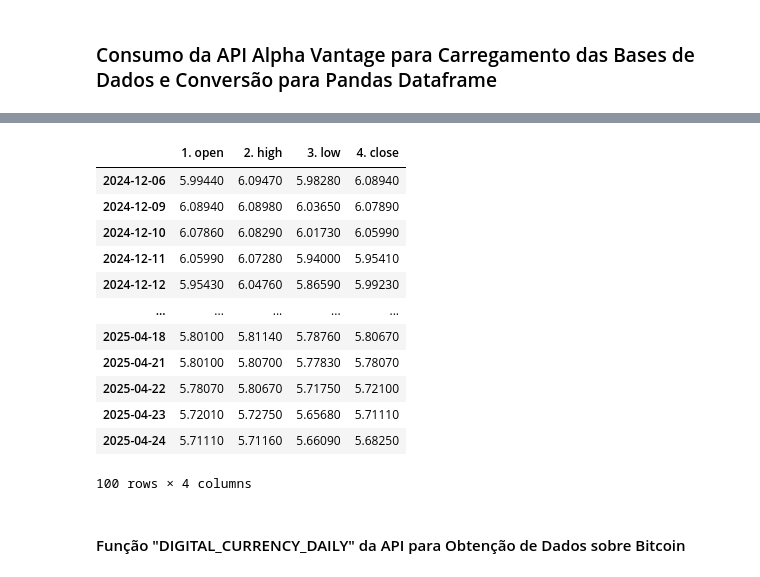
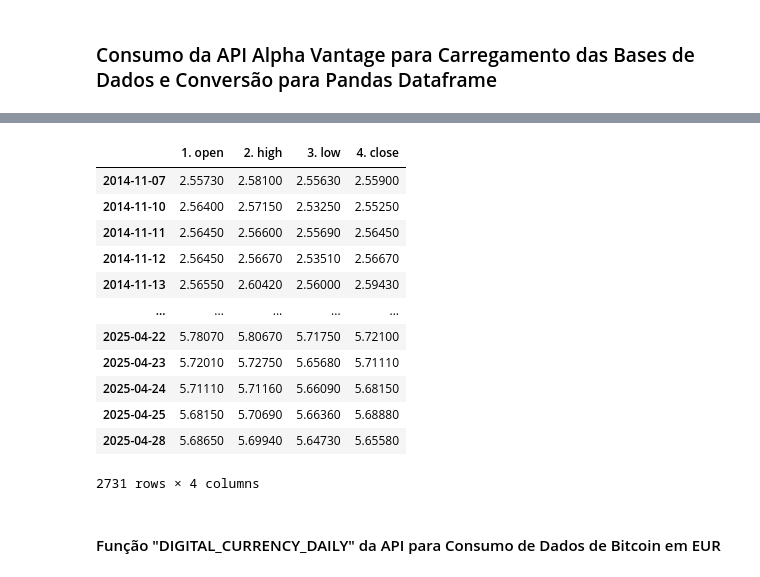
Before and after one commit to GabrielFePL/Machine-Learning-Fatec-Matao, a Jupyter notebook: Test1_07_05/Test_Machine_Learning.ipynb, the cells around one changed output, grey strips where cells are left out. Drawn from its saved outputs; the diff is of its cells as text; code cells hidden in the pictures.

```diff
--- a/Test1_07_05/Test_Machine_Learning.ipynb
+++ b/Test1_07_05/Test_Machine_Learning.ipynb
@@ -41,2 +41,2 @@ import pickle
 # %%
-url_inflation = 'https://www.alphavantage.co/query?function=INFLATION&apikey=NES1FN2QJITLR295'
+url_fx_currency = 'https://www.alphavantage.co/query?function=FX_DAILY&outputsize=full&from_symbol=USD&to_symbol=BRL&apikey=NES1FN2QJITLR295'
@@ -103,5 +43,3 @@ inflation_df
-# %%
-url_fx_currency = 'https://www.alphavantage.co/query?function=FX_DAILY&from_symbol=USD&to_symbol=BRL&apikey=NES1FN2QJITLR295'
 # %%
 r = requests.get(url_fx_currency)
 # %%
@@ -127,25 +47,25 @@ data = r.json()
 # %%
-time_series = data['Time Series FX (Daily)']
-fx_df = pd.DataFrame.from_dict(time_series, orient='index')
+fx_time_series = data['Time Series FX (Daily)']
+fx_df = pd.DataFrame.from_dict(fx_time_series, orient='index')
 fx_df.index = pd.to_datetime(fx_df.index)
 fx_df = fx_df.sort_index()
 fx_df
 # %% [output]
 |  | 1. open | 2. high | 3. low | 4. close |
-| 2024-12-06 | 5.99440 | 6.09470 | 5.98280 | 6.08940 |
-| 2024-12-09 | 6.08940 | 6.08980 | 6.03650 | 6.07890 |
-| 2024-12-10 | 6.07860 | 6.08290 | 6.01730 | 6.05990 |
-| 2024-12-11 | 6.05990 | 6.07280 | 5.94000 | 5.95410 |
-| 2024-12-12 | 5.95430 | 6.04760 | 5.86590 | 5.99230 |
+| 2014-11-07 | 2.55730 | 2.58100 | 2.55630 | 2.55900 |
+| 2014-11-10 | 2.56400 | 2.57150 | 2.53250 | 2.55250 |
+| 2014-11-11 | 2.56450 | 2.56600 | 2.55690 | 2.56450 |
+| 2014-11-12 | 2.56450 | 2.56670 | 2.53510 | 2.56670 |
+| 2014-11-13 | 2.56550 | 2.60420 | 2.56000 | 2.59430 |
 | ... | ... | ... | ... | ... |
-| 2025-04-18 | 5.80100 | 5.81140 | 5.78760 | 5.80670 |
-| 2025-04-21 | 5.80100 | 5.80700 | 5.77830 | 5.78070 |
 | 2025-04-22 | 5.78070 | 5.80670 | 5.71750 | 5.72100 |
 | 2025-04-23 | 5.72010 | 5.72750 | 5.65680 | 5.71110 |
-| 2025-04-24 | 5.71110 | 5.71160 | 5.66090 | 5.68250 |
+| 2025-04-24 | 5.71110 | 5.71160 | 5.66090 | 5.68150 |
+| 2025-04-25 | 5.68150 | 5.70690 | 5.66360 | 5.68880 |
+| 2025-04-28 | 5.68650 | 5.69940 | 5.64730 | 5.65580 |
-100 rows × 4 columns
+2731 rows × 4 columns
 # %% [markdown]
-#### Função "DIGITAL_CURRENCY_DAILY" da API para Obtenção de Dados sobre Bitcoin
+#### Função "DIGITAL_CURRENCY_DAILY" da API para Consumo de Dados de Bitcoin em EUR
 # %%
 url_btc = 'https://www.alphavantage.co/query?function=DIGITAL_CURRENCY_DAILY&symbol=BTC&market=EUR&apikey=NES1FN2QJITLR295'
 # %%
```
Also changed, not shown: parts of 37 cells of this notebook, 1 other file.
